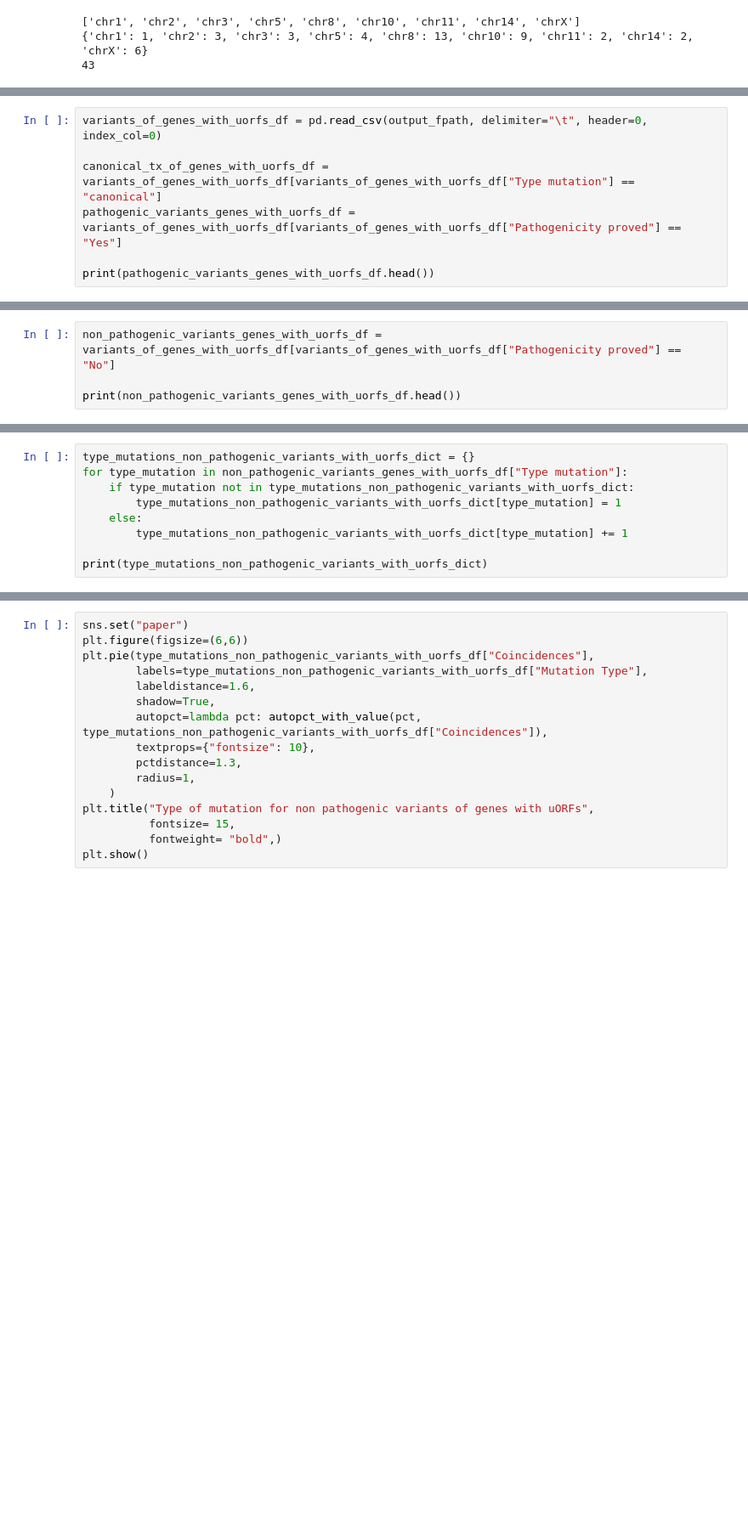
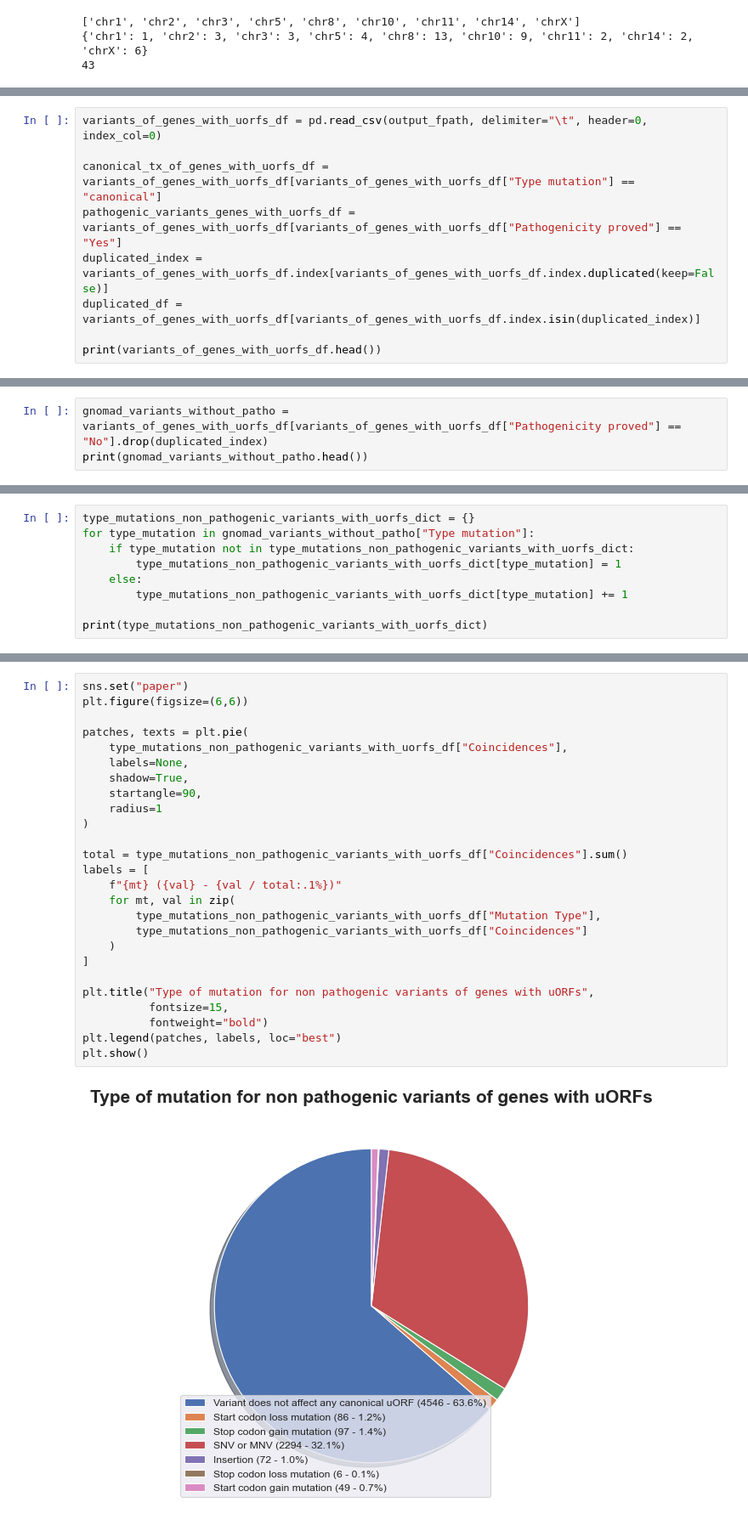
Before and after one commit to Ale-pinto-alba/utrfx, a Jupyter notebook: paper_visualization.ipynb, the cells around one changed output, grey strips where cells are left out. Shown at 85% size. Drawn from its saved outputs; the diff is of its cells as text; blank space fills up the shorter version.

```diff
--- a/paper_visualization.ipynb
+++ b/paper_visualization.ipynb
@@ -352,5 +359,7 @@ variants_of_genes_with_uorfs_df = pd.read_csv(output_fpath, delimiter="\t", head
 
 canonical_tx_of_genes_with_uorfs_df = variants_of_genes_with_uorfs_df[variants_of_genes_with_uorfs_df["Type mutation"] == "canonical"]
 pathogenic_variants_genes_with_uorfs_df = variants_of_genes_with_uorfs_df[variants_of_genes_with_uorfs_df["Pathogenicity proved"] == "Yes"]
+duplicated_index = variants_of_genes_with_uorfs_df.index[variants_of_genes_with_uorfs_df.index.duplicated(keep=False)]
+duplicated_df = variants_of_genes_with_uorfs_df[variants_of_genes_with_uorfs_df.index.isin(duplicated_index)]
 
-print(pathogenic_variants_genes_with_uorfs_df.head())
+print(variants_of_genes_with_uorfs_df.head())
@@ -468,4 +539,3 @@ print(patho_coincidences_df)
 # %%
-non_pathogenic_variants_genes_with_uorfs_df = variants_of_genes_with_uorfs_df[variants_of_genes_with_uorfs_df["Pathogenicity proved"] == "No"]
-
-print(non_pathogenic_variants_genes_with_uorfs_df.head())
+gnomad_variants_without_patho = variants_of_genes_with_uorfs_df[variants_of_genes_with_uorfs_df["Pathogenicity proved"] == "No"].drop(duplicated_index)
+print(gnomad_variants_without_patho.head())
@@ -472,6 +560,6 @@ print(non_pathogenic_variants_genes_with_uorfs_df.head())
 # %%
 type_mutations_non_pathogenic_variants_with_uorfs_dict = {}
-for type_mutation in non_pathogenic_variants_genes_with_uorfs_df["Type mutation"]:
+for type_mutation in gnomad_variants_without_patho["Type mutation"]:
     if type_mutation not in type_mutations_non_pathogenic_variants_with_uorfs_dict:
         type_mutations_non_pathogenic_variants_with_uorfs_dict[type_mutation] = 1
     else:
@@ -506,17 +598,29 @@ plt.show()
 # %%
 sns.set("paper")
 plt.figure(figsize=(6,6))
-plt.pie(type_mutations_non_pathogenic_variants_with_uorfs_df["Coincidences"],
-        labels=type_mutations_non_pathogenic_variants_with_uorfs_df["Mutation Type"],
-        labeldistance=1.6,
-        shadow=True,
-        autopct=lambda pct: autopct_with_value(pct, type_mutations_non_pathogenic_variants_with_uorfs_df["Coincidences"]),
-        textprops={"fontsize": 10},
-        pctdistance=1.3,
-        radius=1,
+
+patches, texts = plt.pie(
+    type_mutations_non_pathogenic_variants_with_uorfs_df["Coincidences"],
+    labels=None,
+    shadow=True,
+    startangle=90,
+    radius=1
+)
+
+total = type_mutations_non_pathogenic_variants_with_uorfs_df["Coincidences"].sum()
+labels = [
+    f"{mt} ({val} - {val / total:.1%})"
+    for mt, val in zip(
+        type_mutations_non_pathogenic_variants_with_uorfs_df["Mutation Type"],
+        type_mutations_non_pathogenic_variants_with_uorfs_df["Coincidences"]
     )
+]
+
 plt.title("Type of mutation for non pathogenic variants of genes with uORFs",
-          fontsize= 15,
-          fontweight= "bold",)
+          fontsize=15,
+          fontweight="bold")
+plt.legend(patches, labels, loc="best")
 plt.show()
+# %% [output]
+[figure, added]
 # %%
```
Also changed, not shown: parts of 17 cells of this notebook, 4 other files.
